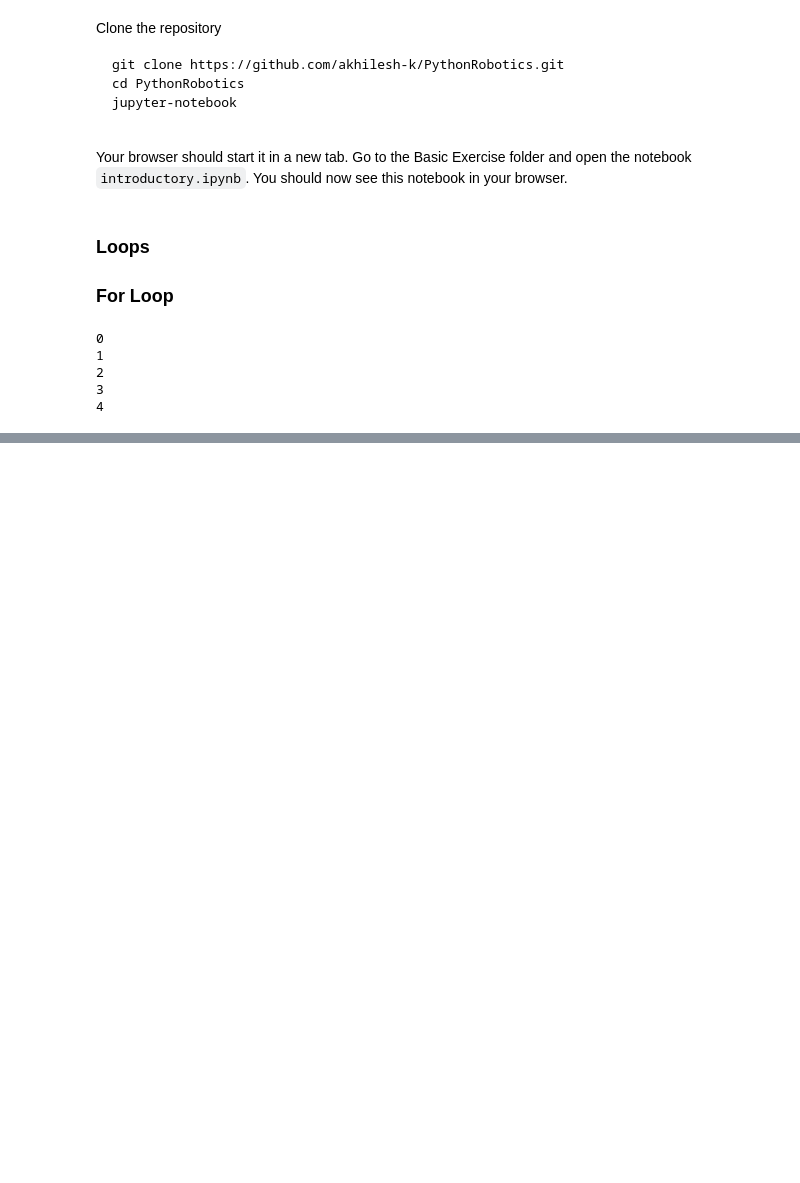
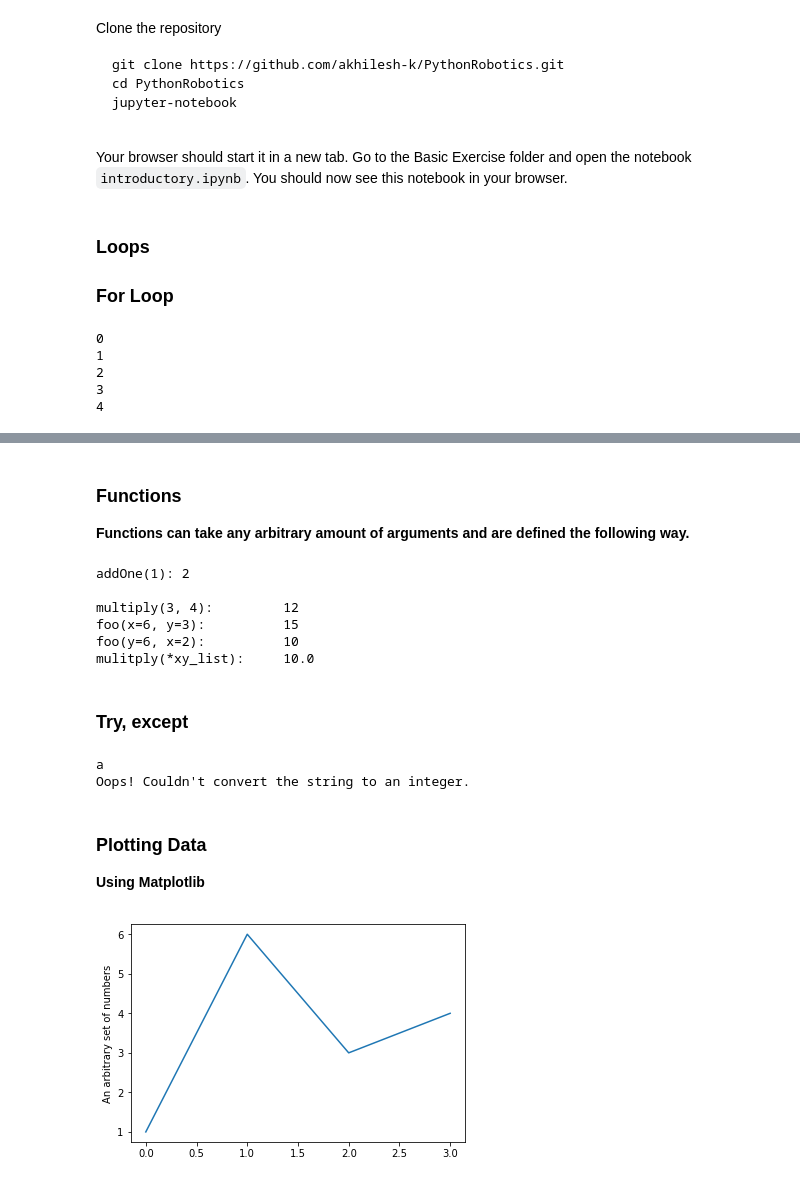
Before and after one commit to akhilesh-k/PythonRobotics, a Jupyter notebook: Basics/introductory.ipynb, the cells around one changed output, grey strips where cells are left out. Saved outputs shown, nothing was run; the diff lists cells and outputs as text; code cells hidden in the pictures; blank space fills up the shorter version.

```diff
--- a/Basics/introductory.ipynb
+++ b/Basics/introductory.ipynb
@@ -78,0 +335,61 @@ for i in range(5):
+# %% [markdown]
+
+### Functions
+
+**Functions can take any arbitrary amount of arguments and are defined the following way.**
+# %%
+def addOne(x):
+    return x + 1
+
+print("addOne(1): {}\n".format(addOne(1)))
+
+def multiply(x, y):
+    return x * y
+
+def foo(x, y):
+    return 2 * x + y
+
+print("multiply(3, 4): \t{}".format(multiply(3, 4)))
+# Or you can specifically tell which arguments you want to set.
+print("foo(x=6, y=3):   \t{}".format(foo(x=6, y=3)))
+print("foo(y=6, x=2):   \t{}".format(foo(y=6, x=2)))
+# Or in python you can also do it the following way
+xy_list = [2.0, 5.0]
+print("mulitply(*xy_list):\t{}".format(multiply(*xy_list)))
+# %% [output]
+addOne(1): 2
+
+multiply(3, 4):         12
+foo(x=6, y=3):          15
+foo(y=6, x=2):          10
+mulitply(*xy_list):     10.0
+# %% [markdown]
+### Try, except
+# %%
+def intFromString(a_string):
+    try:
+        return int(a_string)
+    except ValueError:
+        print ("Oops! Couldn't convert the string to an integer.")
+        return None
+
+a = intFromString(4)
+if a:
+    print("a")
+
+b = intFromString("hallo")
+if b:
+    print("b")
+# %% [output]
+a
+Oops! Couldn't convert the string to an integer.
+# %% [markdown]
+### Plotting Data
+**Using Matplotlib**
+# %%
+import matplotlib.pyplot as plt
+plt.plot([1, 6, 3, 4])
+plt.ylabel('An arbitrary set of numbers')
+plt.show(block=False)
+# %% [output]
+[figure, added]
```
Also changed, not shown: parts of 39 cells of this notebook.
